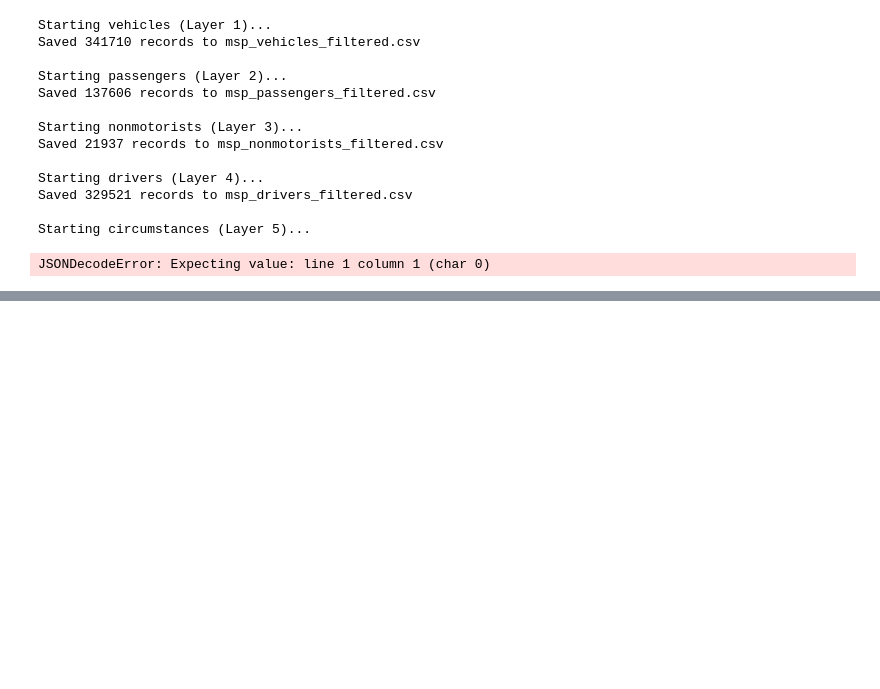
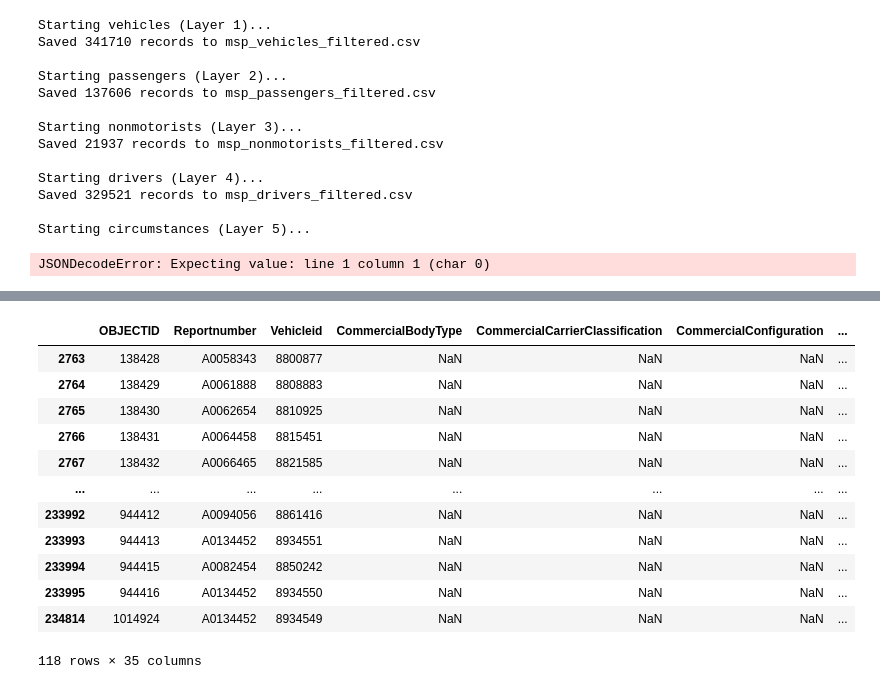
Before and after one commit to bencarneiro/ntsb, a Jupyter notebook: maryland/maryland.ipynb, the cells around one changed output, grey strips where cells are left out. Cells and saved outputs as stored; diff of their text form; code cells hidden in the pictures; blank space fills up the shorter version.

```diff
--- a/maryland/maryland.ipynb
+++ b/maryland/maryland.ipynb
@@ -178,0 +243,16 @@ drivers
+# %%
+vehicles[pd.isnull(vehicles['Unitnumber'])]
+# %% [output]
+|  | OBJECTID | Reportnumber | Vehicleid | CommercialBodyType | CommercialCarrierClassification | CommercialConfiguration | ... |
+| 2763 | 138428 | A0058343 | 8800877 | NaN | NaN | NaN | ... |
+| 2764 | 138429 | A0061888 | 8808883 | NaN | NaN | NaN | ... |
+| 2765 | 138430 | A0062654 | 8810925 | NaN | NaN | NaN | ... |
+| 2766 | 138431 | A0064458 | 8815451 | NaN | NaN | NaN | ... |
+| 2767 | 138432 | A0066465 | 8821585 | NaN | NaN | NaN | ... |
+| ... | ... | ... | ... | ... | ... | ... | ... |
+| 233992 | 944412 | A0094056 | 8861416 | NaN | NaN | NaN | ... |
+| 233993 | 944413 | A0134452 | 8934551 | NaN | NaN | NaN | ... |
+| 233994 | 944415 | A0082454 | 8850242 | NaN | NaN | NaN | ... |
+| 233995 | 944416 | A0134452 | 8934550 | NaN | NaN | NaN | ... |
+| 234814 | 1014924 | A0134452 | 8934549 | NaN | NaN | NaN | ... |
+118 rows × 35 columns
```
Also changed, not shown: parts of 13 cells of this notebook, 5 other files.
